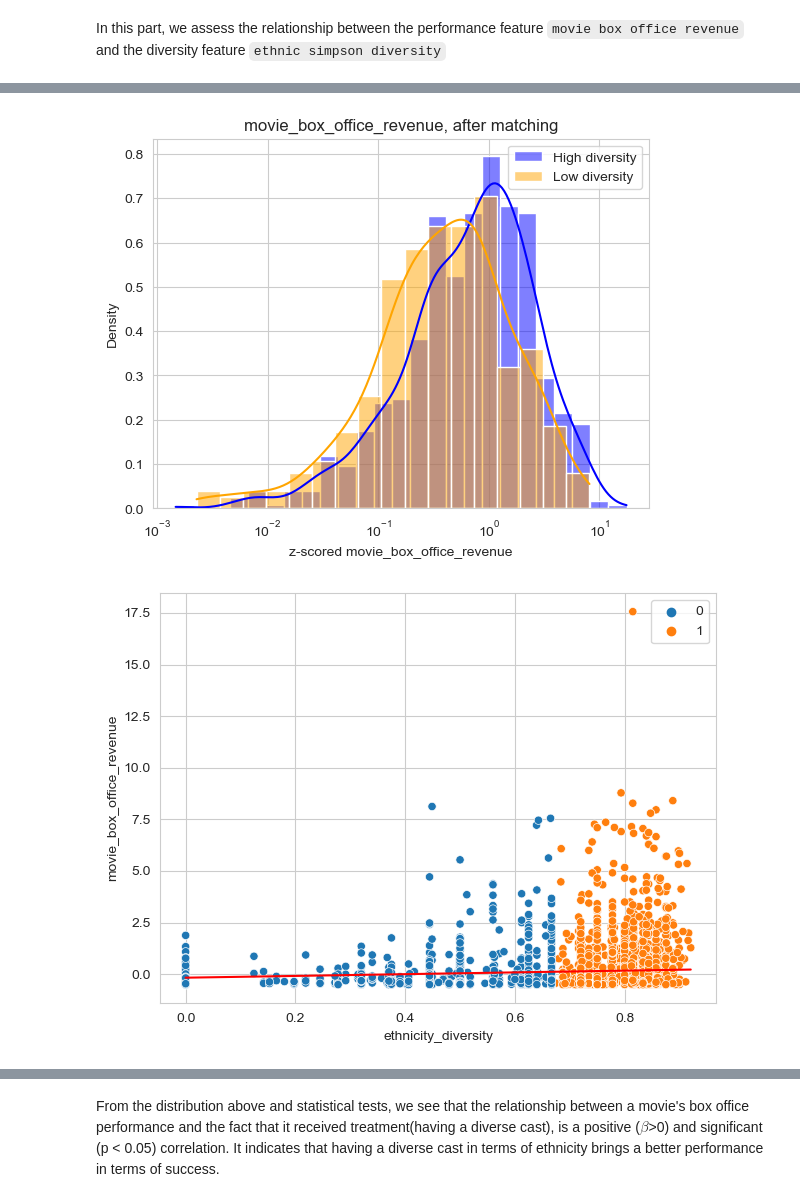
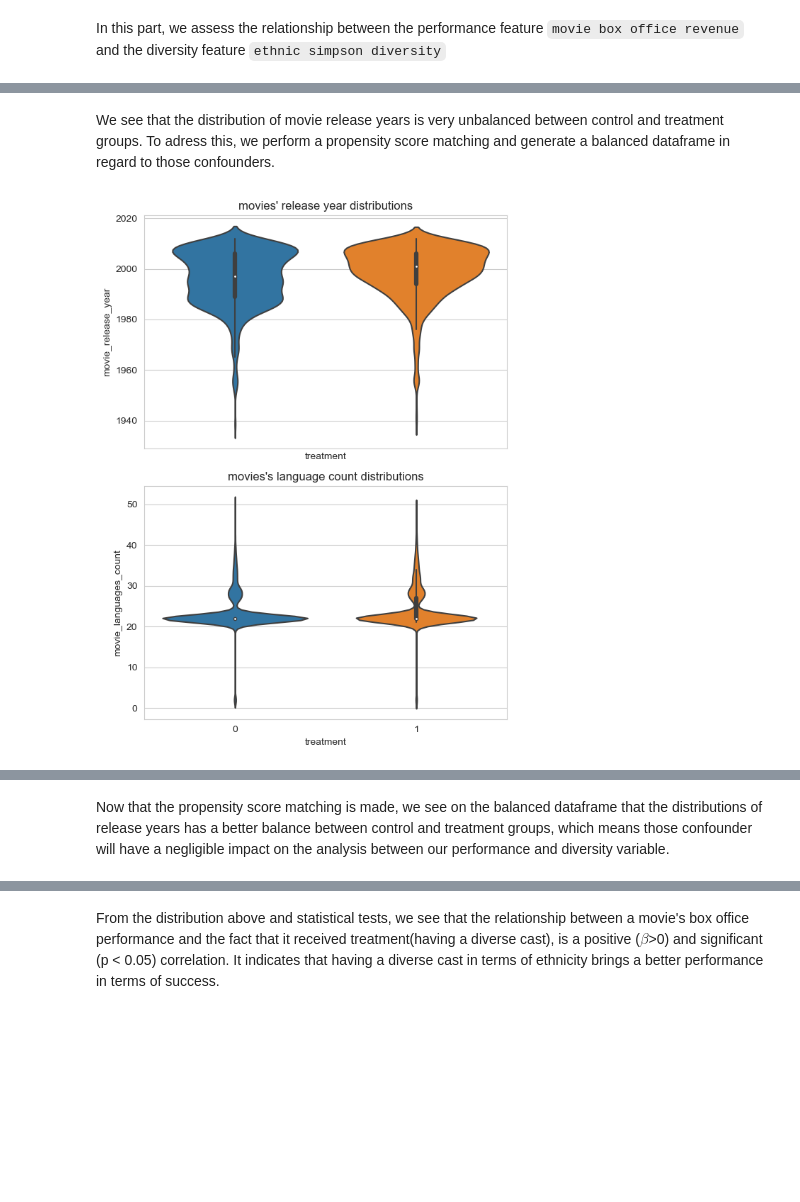
Before and after one commit to epfl-ada/ada-2023-project-analytixxperts2023, a Jupyter notebook: milestoneP3.ipynb, the cells around one changed output, grey strips where cells are left out. Drawn from its saved outputs; the diff is of its cells as text; code cells hidden in the pictures; blank space fills up the shorter version.

Commit message:
Global analysis clean

```diff
--- a/milestoneP3.ipynb
+++ b/milestoneP3.ipynb
@@ -264,9 +320,9 @@ In this part, we assess the relationship between the performance feature `movie
+# %% [markdown]
+We see that the distribution of movie release years is very unbalanced between control and treatment groups. To adress this, we perform a propensity score matching and generate a balanced dataframe in regard to those confounders.
 # %%
-perf_var = 'movie_box_office_revenue'
-div_var = 'ethnicity_diversity'
-box_vs_ethn = balanced_dataset(data=enthnicity_df_filtered,match_on=div_var,perf_var=perf_var,out_df_name='BOR_vs_EthnDiv2')
-# box_vs_ethn = pd.read_csv('./generated/BOR_vs_EthnDiv.csv')
-model = compute_results(balanced_df=box_vs_ethn,perf_var=perf_var,diversity_var=div_var)
+# Show the distribution of confounder features after matching
+## box_vs_ethn = balanced_dataset(data=enthnicity_df_filtered,match_on=div_var,perf_var=perf_var,out_df_name='BOR_vs_EthnDiv.csv')
+box_vs_ethn = pd.read_csv('./generated/BOR_vs_EthnDiv.csv')
+plot_feature_distrib(box_vs_ethn)
 # %% [output]
-[figure, old version]
+[figure, new version]
-[figure, removed]
@@ -289,0 +329,2 @@ Notes:
+# %% [markdown]
+Now that the propensity score matching is made, we see on the balanced dataframe that the distributions of release years has a better balance between control and treatment groups, which means those confounder will have a negligible impact on the analysis between our performance and diversity variable.
```
Also changed, not shown: parts of 14 cells of this notebook.
